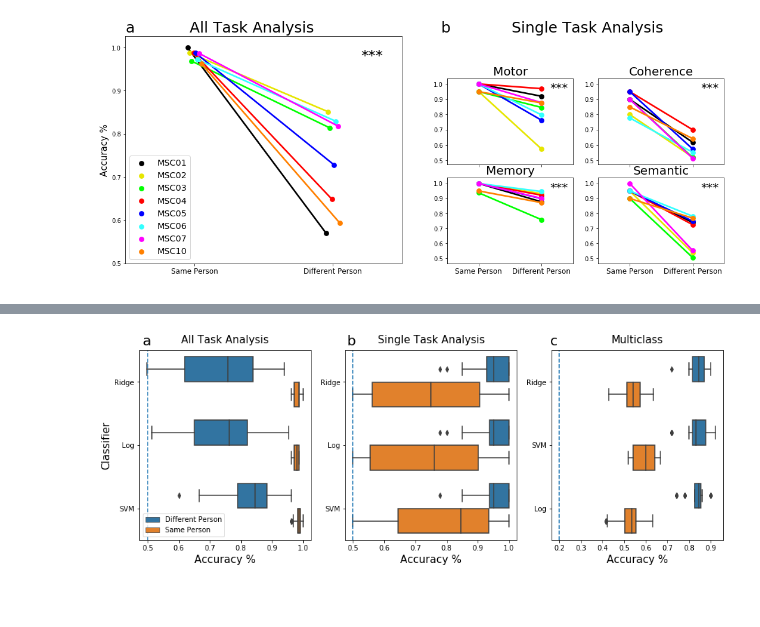
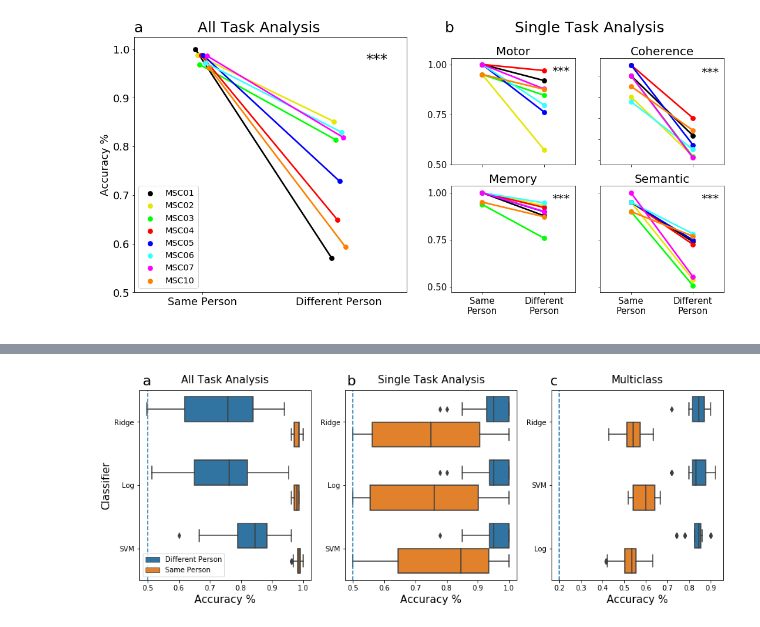
Before and after one commit to GrattonLab/MSC_Alexis, a Jupyter notebook: analysis/code/mL_rsfMRI/Figures/FinalFigures.ipynb, the cells around one changed output, grey strips where cells are left out. Saved outputs shown, nothing was run; the diff lists cells and outputs as text; code cells hidden in the pictures; blank space fills up the shorter version.

```diff
--- a/analysis/code/mL_rsfMRI/Figures/FinalFigures.ipynb
+++ b/analysis/code/mL_rsfMRI/Figures/FinalFigures.ipynb
@@ -460,11 +460,11 @@ mL_mean=groupAvg.mean()
 #Add grid space for subplots 1 rows by 3 columns
 #gs = gridspec.GridSpec(nrows=3, ncols=4)#, wspace=.2)#, hspace=.3)#,height_ratios=[3,3,3])
 
-fig = plt.figure(figsize=(15,7),constrained_layout=False)
+fig = plt.figure(figsize=(15,8),constrained_layout=False)
 gs00 = fig.add_gridspec(nrows=2, ncols=1, left=0.05, right=0.48,
                         wspace=0.05)
 
-gs01 = fig.add_gridspec(nrows=3, ncols=2, left=0.55, right=0.98,height_ratios=[1,3,3])
+gs01 = fig.add_gridspec(nrows=3, ncols=2, left=0.55, right=0.98,height_ratios=[.001,1,1], hspace=.3)
 #gs0 = fig.add_gridspec(1, 2)
 #gs00 = gs0[0].subgridspec(1,1)
 #gs01 = gs0[1].subgridspec(3, 2)
@@ -481,10 +481,10 @@ plt.text(1.2, .97, '***',fontsize=25)
 #ax.set_title('All Tasks', fontsize=20, pad=10)
 y=[.5,.6,.7,.8,.9,1.0]
 plt.yticks(y)
-plt.ylabel("Accuracy %", fontsize=15)
+plt.ylabel("Accuracy %", fontsize=18)
 plt.legend(loc='lower left',fontsize='x-large')
 plt.xlabel(' ')
-ax.tick_params('x',labelsize=12)
+ax.tick_params(labelsize=18)
 #motor
 ax1=fig.add_subplot(gs01[1,0])
 ax=sns.pointplot(x="Analysis",y="acc", hue="sub", ci=None, data=pair_motor, ax=ax1, order=['Same Person','Different Person'], color='r', palette=['1','2','3','4','5','6','7','10'])
@@ -493,97 +493,49 @@ ax.legend_.remove()
 ax.set_title('Motor', fontsize=20, pad=5)
 plt.xlabel('')
 plt.ylabel(' ')
+y=[.5,.75,1.0]
+plt.yticks(y)
+ax.tick_params('y',labelsize=15)
 plt.setp(ax1.get_xticklabels(), visible=False)
-#mixed
-ax2=fig.add_subplot(gs01[1,1],sharey=ax1)
+#coherence
+ax2=fig.add_subplot(gs01[1,1])
 #plt.setp(ax2.get_yticklabels(), visible=False)
 ax=sns.pointplot(x="Analysis",y="acc", hue="sub", ci=None, data=pair_glass, ax=ax2, order=['Same Person','Different Person'], color='r', palette=['1','2','3','4','5','6','7','10'])
 ax.legend_.remove()
-plt.text(1.13, .95, '***',fontsize=20)
+plt.text(1.13, .9, '***',fontsize=20)
 ax.set_title('Coherence', fontsize=20, pad=5)
 plt.setp(ax2.get_xticklabels(), visible=False)
+plt.setp(ax2.get_yticklabels(), visible=False)
 plt.ylabel('')
 plt.xlabel('')
 #memory
 ax3=fig.add_subplot(gs01[2,0])
 ax=sns.pointplot(x="Analysis",y="acc", hue="sub", ci=None, data=pair_mem,ax=ax3, order=['Same Person','Different Person'], color='r', palette=['1','2','3','4','5','6','7','10'])
 ax.legend_.remove()
 ax.set_title('Memory', fontsize=20, pad=5)
 plt.ylabel(' ')
 plt.xlabel(' ')
+y=[.5,.75,1.0]
+plt.yticks(y)
 plt.text(1.13, .95, '***',fontsize=20)
+ax.set_xticklabels(['Same\nPerson', 'Different\nPerson'])
 ax4=fig.add_subplot(gs01[2,1],sharey=ax3)
-ax.tick_params('x',labelsize=12)
+ax.tick_params('x',labelsize=15)
+ax.tick_params('y',labelsize=15)
 #plt.setp(ax4.get_yticklabels(), visible=False)
 ax=sns.pointplot(x="Analysis",y="acc", hue="sub", ci=None, data=pair_sem,ax=ax4, order=['Same Person','Different Person'], color='r', palette=['1','2','3','4','5','6','7','10'])
 ax.set_title('Semantic', fontsize=20, pad=5)
 plt.ylabel('')
 plt.xlabel('')
 plt.text(1.13, .95, '***',fontsize=20)
 ax.legend_.remove()
-ax.tick_params('x',labelsize=12)
-
-"""
-
-CV=pd.read_csv(outDir+'CV/acc.csv')
-grouped_CV=CV.groupby('task')
-#diff sub same task
-df=pd.read_csv(outDir+'DS/acc.csv')
-grouped_df=df.groupby('task')
-
-ax0=fig.add_subplot(gs00[1,0])
-ax=sns.heatmap(same_all, annot=True, vmin=.5, vmax=1, cmap="Blues",ax=ax0,fmt=".1g",square=True,linewidths=5,linecolor='black',cbar=False)
-ax=sns.heatmap(diff_all, annot=True, vmin=.5, vmax=1,cmap="Blues",ax=ax0,fmt=".1g",square=True,cbar_kws = dict(anchor=(16, 0)))
-ax.set_title('All Tasks',fontsize=20, pad=10)
-ax.set_xlabel('Training', fontsize=15,labelpad=15)
-ax.set_ylabel('Testing', fontsize=15,labelpad=15)
-
-for task in taskList:
-    #Same sub same task
-    task_CV=grouped_CV.get_group(task)
-    task_CV.drop(columns=['task'], inplace=True)
-    task_CV['test_sub']=task_CV['sub']
-    task_CV=task_CV.pivot(index='test_sub', columns='sub', values='acc')
-    #Diff sub same task
-    task_df=grouped_df.get_group(task)
-    task_df.drop(columns=['task'], inplace=True)
-    task_df=task_df.pivot(index='test_sub', columns='train_sub', values='acc')
-
-    if task=='glass':
-        ax1=fig.add_subplot(gs01[3,1])
-        ax=sns.heatmap(task_CV, annot=True, vmin=.5, vmax=1, cmap="Blues",ax=ax1,fmt=".1g",square=True,linewidths=5,linecolor='black',cbar=False)
-        ax=sns.heatmap(task_df, annot=True, vmin=.5, vmax=1,cmap="Blues",ax=ax1,fmt=".1g",square=True,cbar=False)
-        ax.set_title('Coherence',fontsize=20, pad=10)
-        ax.set_xlabel(' ', fontsize=15,labelpad=15)
-        ax.set_ylabel('', fontsize=15,labelpad=15)
-        plt.setp(ax1.get_xticklabels(), visible=False)
-    elif task=='motor':
-        ax2=fig.add_subplot(gs01[3,0])
-        ax=sns.heatmap(task_CV, annot=True, vmin=.5, vmax=1, cmap="Blues",ax=ax2,fmt=".1g",square=True,linewidths=5,linecolor='black',cbar=False)
-        ax=sns.heatmap(task_df, annot=True, vmin=.5, vmax=1, cmap="Blues",ax=ax2,fmt=".1g",square=True,cbar=False)
-        ax.set_title('Motor',fontsize=20, pad=10)
-        ax.set_xlabel(' ', fontsize=15,labelpad=15)
-        ax.set_ylabel('', fontsize=15,labelpad=15)
-        plt.setp(ax2.get_xticklabels(), visible=False)
-    elif task=='semantic':
-        ax3=fig.add_subplot(gs01[4,1])
-        ax=sns.heatmap(task_CV, annot=True, vmin=.5, vmax=1, cmap="Blues",ax=ax3,fmt=".1g",square=True,linewidths=5,linecolor='black',cbar=False)
-        ax=sns.heatmap(task_df, annot=True, vmin=.5, vmax=1, cmap="Blues",ax=ax3,fmt=".1g",square=True,cbar=False)
-        ax.set_title('Semantic',fontsize=20, pad=10)
-        ax.set_xlabel('', fontsize=15,labelpad=15)
-        ax.set_ylabel('', fontsize=15,labelpad=15)
-    else:
-        ax4=fig.add_subplot(gs01[4,0])
-        ax=sns.heatmap(task_CV, annot=True, vmin=.5, vmax=1, cmap="Blues",ax=ax4,fmt=".1g",square=True,linewidths=5,linecolor='black',cbar=False)
-        ax=sns.heatmap(task_df, annot=True, vmin=.5, vmax=1, cmap="Blues",ax=ax4,fmt=".1g",square=True,cbar=False)
-        ax.set_title('Memory',fontsize=20, pad=10)
-        ax.set_xlabel('', fontsize=15,labelpad=15)
-        ax.set_ylabel('', fontsize=15,labelpad=15)
-"""
+ax.tick_params('x',labelsize=15)
+ax.set_xticklabels(['Same\nPerson', 'Different\nPerson'])
+plt.setp(ax4.get_yticklabels(), visible=False)
 plt.savefig(thisDir+'output/FigsFinal/ALL_CVDS_point_plots.png', bbox_inches='tight')
 #*** p<.001 **p<.01 *p<.05
 # %% [output]
-[figure, old version]
+[figure, new version]
 # %%
 #CV-SS (Fig 3)
 CV=pd.read_csv(outDir+'CV/acc.csv',usecols=[0,1,2])
```
Also changed, not shown: parts of 5 cells of this notebook, 9 other files.
